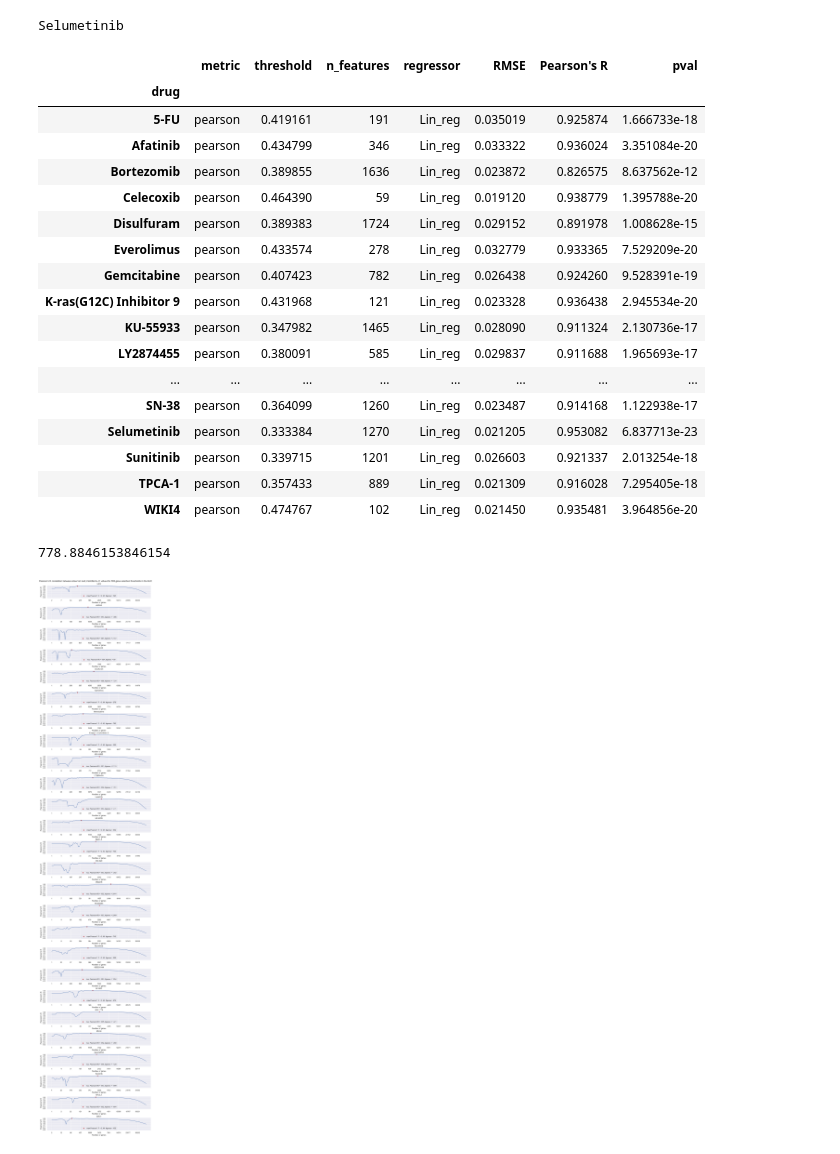
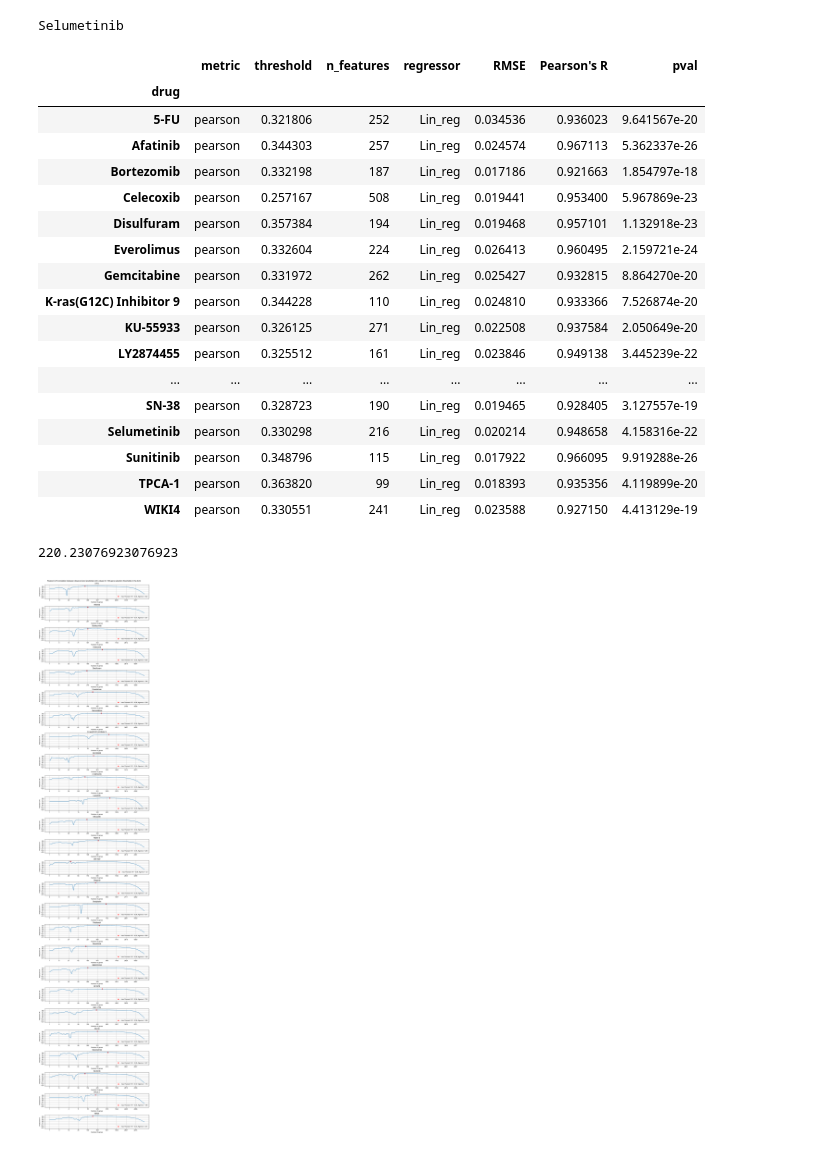
Before and after one commit to UroGenus/GDSC_Pancreatic_study, a Jupyter notebook: pancreatic_RNAseq_prediction.ipynb, the cells around one changed output. Drawn from its saved outputs; the diff is of its cells as text; code cells hidden in the pictures.

```diff
--- a/pancreatic_RNAseq_prediction.ipynb
+++ b/pancreatic_RNAseq_prediction.ipynb
@@ -19,12 +19,19 @@ plt.rcParams.update({'font.family': 'serif', 'font.serif': 'Arial', "figure.face
 # %% [markdown]
 ### Load data
 # %%
+import pickle
+
 counts_file = 'data/Pancreatic/Pancreatic_RNAseq_tpm.csv'
 counts_df = pd.read_csv(counts_file, index_col = 0)
 
 # remove genes with constant values
 constant_columns = counts_df.columns[counts_df.nunique() <= 1]
 counts_df = counts_df.drop(columns = constant_columns)
+
+# load precomputed non collinear genes
+with open ('data/Pancreatic/non_colin_genes', 'rb') as fp:
+    non_colin_genes = pickle.load(fp)
+
 counts_df.shape
 # %% [output]
 (55, 50651)
@@ -175,6 +182,12 @@ def train_test_regression_models(splits, viability_df, counts_df, model_set=[],
             if len(model_set)==0: model_set = regressors.keys()
 
             for r in model_set:
+                if r in ['Lin_reg', 'SVR_lin']:
+                    shared_genes = list(set(non_colin_genes) & set(test_df.columns))
+                    if len(shared_genes)==0: continue
+                    train_x = train_df[shared_genes].to_numpy()
+                    test_x = test_df[shared_genes].to_numpy()
+
                 regressor = regressors[r]
                 regressor.fit(train_x, train_y)
                 y_pred = regressor.predict(test_x)
@@ -389,6 +391,7 @@ Lin_reg     0.922041
 # %%
 from sklearn.feature_selection import mutual_info_regression
 import scipy.stats
+from sklearn.linear_model import Ridge
 
 important_features_dict = {}
 
@@ -420,15 +423,19 @@ for drug in notebook.tqdm(viability_df.columns, leave=False):
 
     # Linear SVR
     #from sklearn.svm import SVR
-    lr = SVR(kernel='linear', C=100, gamma='auto')
-    lr.fit(features_norm_df.loc[drug_row.index].to_numpy(), drug_row.values)
-    important_features_df['SVR_lin'] = lr.coef_[0]
+    #lr = SVR(kernel='linear', C=100, gamma='auto')
+    #lr.fit(features_norm_df.loc[drug_row.index].to_numpy(), drug_row.values)
+    #important_features_df['SVR_lin'] = lr.coef_[0]
 
     # Linear regression
     #lr = LinearRegression()
     #lr.fit(features_norm_df.loc[drug_row.index].to_numpy(), drug_row.values)
     #important_features_df['Lin_reg'] = lr.coef_[0]
 
+    lr = Ridge(alpha=1.0)
+    lr.fit(features_norm_df.loc[drug_row.index].to_numpy(), drug_row.values)
+    important_features_df['Ridge_lin_reg'] = lr.coef_
+
     important_features_dict[drug] = important_features_df
 # %%
 important_features_df = pd.DataFrame()
@@ -510,6 +508,7 @@ for drug in notebook.tqdm(viability_df.columns, leave=False):
     drug_important_features_df = important_features_dict[drug]
 
     metric_important_features_df = drug_important_features_df[metric]
+    metric_important_features_df = metric_important_features_df.loc[non_colin_genes]
     v_min = metric_important_features_df.abs().min()
     v_max = metric_important_features_df.abs().max()
     n_thresholds = 100
@@ -533,26 +532,26 @@ best_model_best_per_drug
 # %% [output]
 |  | metric | threshold | n_features | regressor | RMSE | Pearson's R | pval |
 | drug |  |  |  |  |  |  |  |
-| 5-FU | pearson | 0.419161 | 191 | Lin_reg | 0.035019 | 0.925874 | 1.666733e-18 |
-| Afatinib | pearson | 0.434799 | 346 | Lin_reg | 0.033322 | 0.936024 | 3.351084e-20 |
-| Bortezomib | pearson | 0.389855 | 1636 | Lin_reg | 0.023872 | 0.826575 | 8.637562e-12 |
-| Celecoxib | pearson | 0.464390 | 59 | Lin_reg | 0.019120 | 0.938779 | 1.395788e-20 |
-| Disulfuram | pearson | 0.389383 | 1724 | Lin_reg | 0.029152 | 0.891978 | 1.008628e-15 |
-| Everolimus | pearson | 0.433574 | 278 | Lin_reg | 0.032779 | 0.933365 | 7.529209e-20 |
-| Gemcitabine | pearson | 0.407423 | 782 | Lin_reg | 0.026438 | 0.924260 | 9.528391e-19 |
-| K-ras(G12C) Inhibitor 9 | pearson | 0.431968 | 121 | Lin_reg | 0.023328 | 0.936438 | 2.945534e-20 |
-| KU-55933 | pearson | 0.347982 | 1465 | Lin_reg | 0.028090 | 0.911324 | 2.130736e-17 |
-| LY2874455 | pearson | 0.380091 | 585 | Lin_reg | 0.029837 | 0.911688 | 1.965693e-17 |
+| 5-FU | pearson | 0.321806 | 252 | Lin_reg | 0.034536 | 0.936023 | 9.641567e-20 |
+| Afatinib | pearson | 0.344303 | 257 | Lin_reg | 0.024574 | 0.967113 | 5.362337e-26 |
+| Bortezomib | pearson | 0.332198 | 187 | Lin_reg | 0.017186 | 0.921663 | 1.854797e-18 |
+| Celecoxib | pearson | 0.257167 | 508 | Lin_reg | 0.019441 | 0.953400 | 5.967869e-23 |
+| Disulfuram | pearson | 0.357384 | 194 | Lin_reg | 0.019468 | 0.957101 | 1.132918e-23 |
+| Everolimus | pearson | 0.332604 | 224 | Lin_reg | 0.026413 | 0.960495 | 2.159721e-24 |
+| Gemcitabine | pearson | 0.331972 | 262 | Lin_reg | 0.025427 | 0.932815 | 8.864270e-20 |
+| K-ras(G12C) Inhibitor 9 | pearson | 0.344228 | 110 | Lin_reg | 0.024810 | 0.933366 | 7.526874e-20 |
+| KU-55933 | pearson | 0.326125 | 271 | Lin_reg | 0.022508 | 0.937584 | 2.050649e-20 |
+| LY2874455 | pearson | 0.325512 | 161 | Lin_reg | 0.023846 | 0.949138 | 3.445239e-22 |
 | ... | ... | ... | ... | ... | ... | ... | ... |
-| SN-38 | pearson | 0.364099 | 1260 | Lin_reg | 0.023487 | 0.914168 | 1.122938e-17 |
-| Selumetinib | pearson | 0.333384 | 1270 | Lin_reg | 0.021205 | 0.953082 | 6.837713e-23 |
-| Sunitinib | pearson | 0.339715 | 1201 | Lin_reg | 0.026603 | 0.921337 | 2.013254e-18 |
-| TPCA-1 | pearson | 0.357433 | 889 | Lin_reg | 0.021309 | 0.916028 | 7.295405e-18 |
-| WIKI4 | pearson | 0.474767 | 102 | Lin_reg | 0.021450 | 0.935481 | 3.964856e-20 |
+| SN-38 | pearson | 0.328723 | 190 | Lin_reg | 0.019465 | 0.928405 | 3.127557e-19 |
+| Selumetinib | pearson | 0.330298 | 216 | Lin_reg | 0.020214 | 0.948658 | 4.158316e-22 |
+| Sunitinib | pearson | 0.348796 | 115 | Lin_reg | 0.017922 | 0.966095 | 9.919288e-26 |
+| TPCA-1 | pearson | 0.363820 | 99 | Lin_reg | 0.018393 | 0.935356 | 4.119899e-20 |
+| WIKI4 | pearson | 0.330551 | 241 | Lin_reg | 0.023588 | 0.927150 | 4.413129e-19 |
 # %%
 best_model_best_per_drug.n_features.mean()
 # %% [output]
-778.8846153846154
+220.23076923076923
 # %%
 fig, axs = plt.subplots(nrows=len(all_threshold_results.drug.unique()), ncols=1, figsize=(10,50),
                         constrained_layout=True)
@@ -562,39 +561,40 @@ best_model_threshold_predictions = pd.DataFrame()
 genes_per_drug = {}
 counter = 0
 for drug, drug_rows in best_model_metrics_per_regressor_drug_df.groupby('drug'):
     drug_rows = drug_rows.sort_values(by = ['n_features', "Pearson's R"])
     best_row = drug_rows[drug_rows["Pearson's R"] == drug_rows["Pearson's R"].max()]
     #x = drug_rows.n_features
-    x = range(0, 100)
+    x = range(0, len(drug_rows))
     axs[counter].plot(x, drug_rows["Pearson's R"])
     min_y = np.max(drug_rows["Pearson's R"])
     min_x = np.argmax(drug_rows["Pearson's R"])
     best_n_features = drug_rows.n_features.values[min_x]
     best_threshold = drug_rows.threshold.values[min_x]
     axs[counter].scatter(min_x, min_y, c='r', label="max Pearson'r R = %.2f, #genes = %d" % (best_row["Pearson's R"].values[0], best_n_features))
     axs[counter].set_xlabel("Number of genes")
     axs[counter].set_ylabel("Pearson's R")
-    axs[counter].legend(loc = 'lower center')
+    axs[counter].legend(loc = 'lower right')
     axs[counter].set_title(drug)
-    xticks = range(0, 100, 10)
+    xticks = range(0, len(drug_rows), 10)
     axs[counter].set_xticks(xticks)
-    axs[counter].set_xticklabels(drug_rows.iloc[xticks].n_features.values.tolist())
+    axs[counter].set_xticklabels(drug_rows.iloc[xticks].n_features.astype(int).values.tolist())
 
     Y = [-0.5, -0.3, -0.1, 0.1, 0.3, 0.5, 0.7, 0.9]
     axs[counter].set_yticks(Y, Y)
-    ylim = (-0.6, 1)
+    ylim = (-0.6, 1.1)
     axs[counter].set_ylim(ylim)
+    axs[counter].grid(axis='both')
 
     counter += 1
 
     best_predictions = all_threshold_results[(all_threshold_results.n_features == best_n_features) & (all_threshold_results.drug == drug)]
     best_predictions = best_predictions[best_predictions.threshold == best_predictions.threshold.unique()[0]]
     best_model_threshold_predictions = best_model_threshold_predictions.append(best_predictions)
 
 fig.suptitle('Pearson’s R correlation between observed and predicted AUC values for 100 gene selection thresholds in the AUC')
 plt.savefig('figures/ML_proc/Pancreatic/AUC/Lin_reg_thresholds.png', facecolor = 'white', transparent = False, dpi=500)
 # %% [output]
-[figure, old version]
+[figure, new version]
 # %%
 fig, axs = plt.subplots(nrows=5, ncols=6, figsize=(15,12), constrained_layout=True)#, sharey=True, sharex=True)
 axs = axs.ravel()
```
Also changed, not shown: parts of 7 cells of this notebook, 38 other files.
